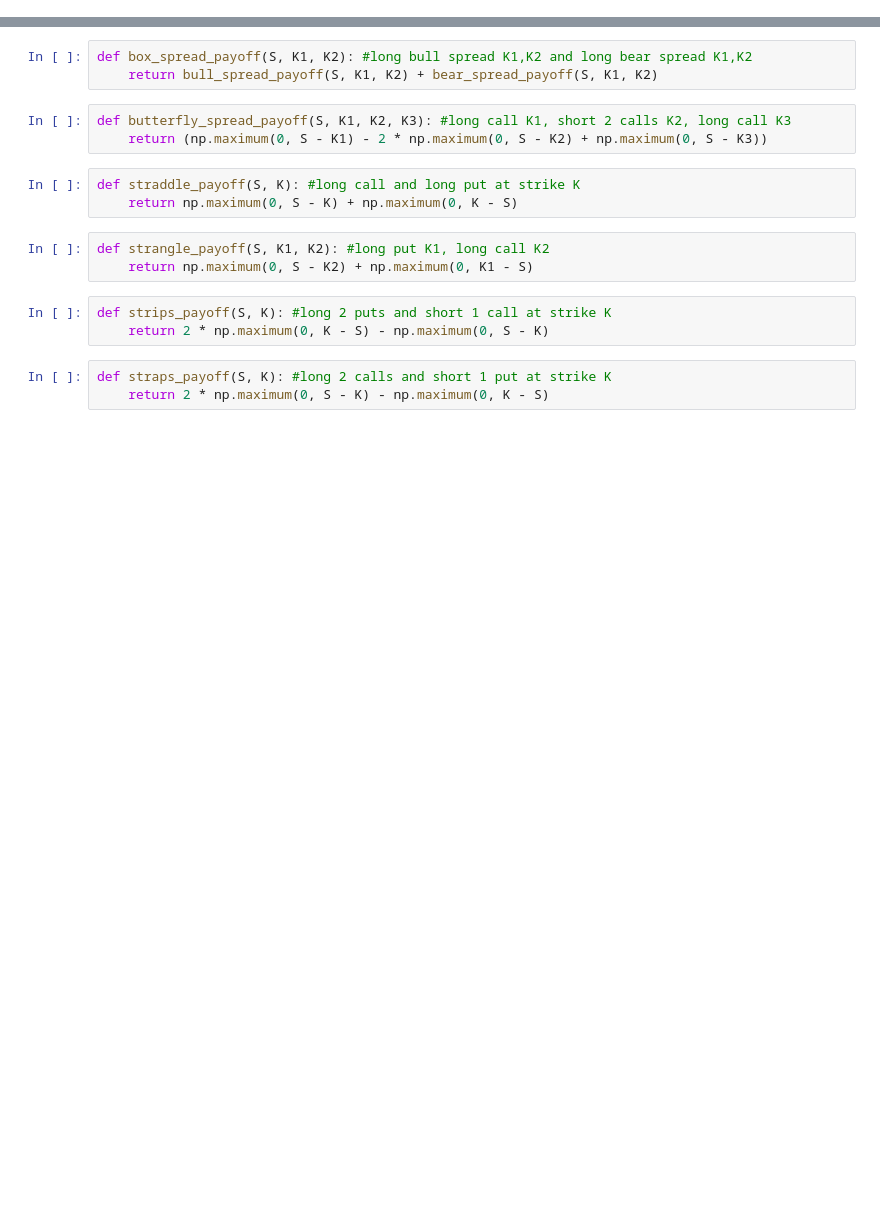
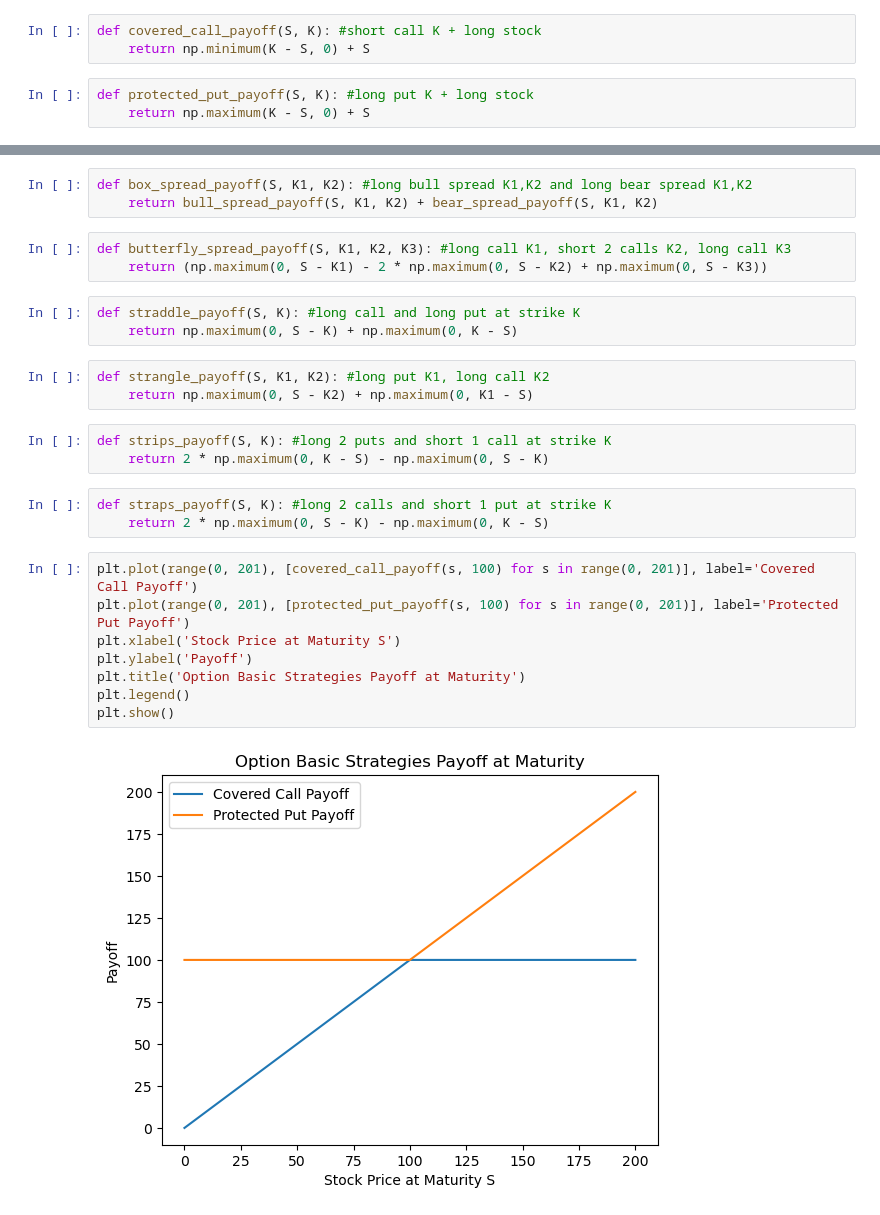
Before and after one commit to carlhandouka/Quant-Finance, a Jupyter notebook: Options/Options_Basic_Strategies.ipynb, the cells around one changed output, grey strips where cells are left out. Cells and saved outputs as stored; diff of their text form; blank space fills up the shorter version.

```diff
--- a/Options/Options_Basic_Strategies.ipynb
+++ b/Options/Options_Basic_Strategies.ipynb
@@ -1,6 +1,12 @@
 # %%
 import numpy as np
 import matplotlib.pyplot as plt
+# %%
+def covered_call_payoff(S, K): #short call K + long stock
+    return np.minimum(K - S, 0) + S
+# %%
+def protected_put_payoff(S, K): #long put K + long stock
+    return np.maximum(K - S, 0) + S
 # %%
 def bull_spread_payoff(S, K1, K2): #long call K1, short call K2
     return np.maximum(0, S - K1) - np.maximum(0, S - K2)
@@ -25,3 +31,13 @@ def strips_payoff(S, K): #long 2 puts and short 1 call at strike K
 # %%
 def straps_payoff(S, K): #long 2 calls and short 1 put at strike K
     return 2 * np.maximum(0, S - K) - np.maximum(0, K - S)
+# %%
+plt.plot(range(0, 201), [covered_call_payoff(s, 100) for s in range(0, 201)], label='Covered Call Payoff')
+plt.plot(range(0, 201), [protected_put_payoff(s, 100) for s in range(0, 201)], label='Protected Put Payoff')
+plt.xlabel('Stock Price at Maturity S')
+plt.ylabel('Payoff')
+plt.title('Option Basic Strategies Payoff at Maturity')
+plt.legend()
+plt.show()
+# %% [output]
+[figure, added]
```
Also changed, not shown: parts of 1 cell of this notebook, 2 other files.
